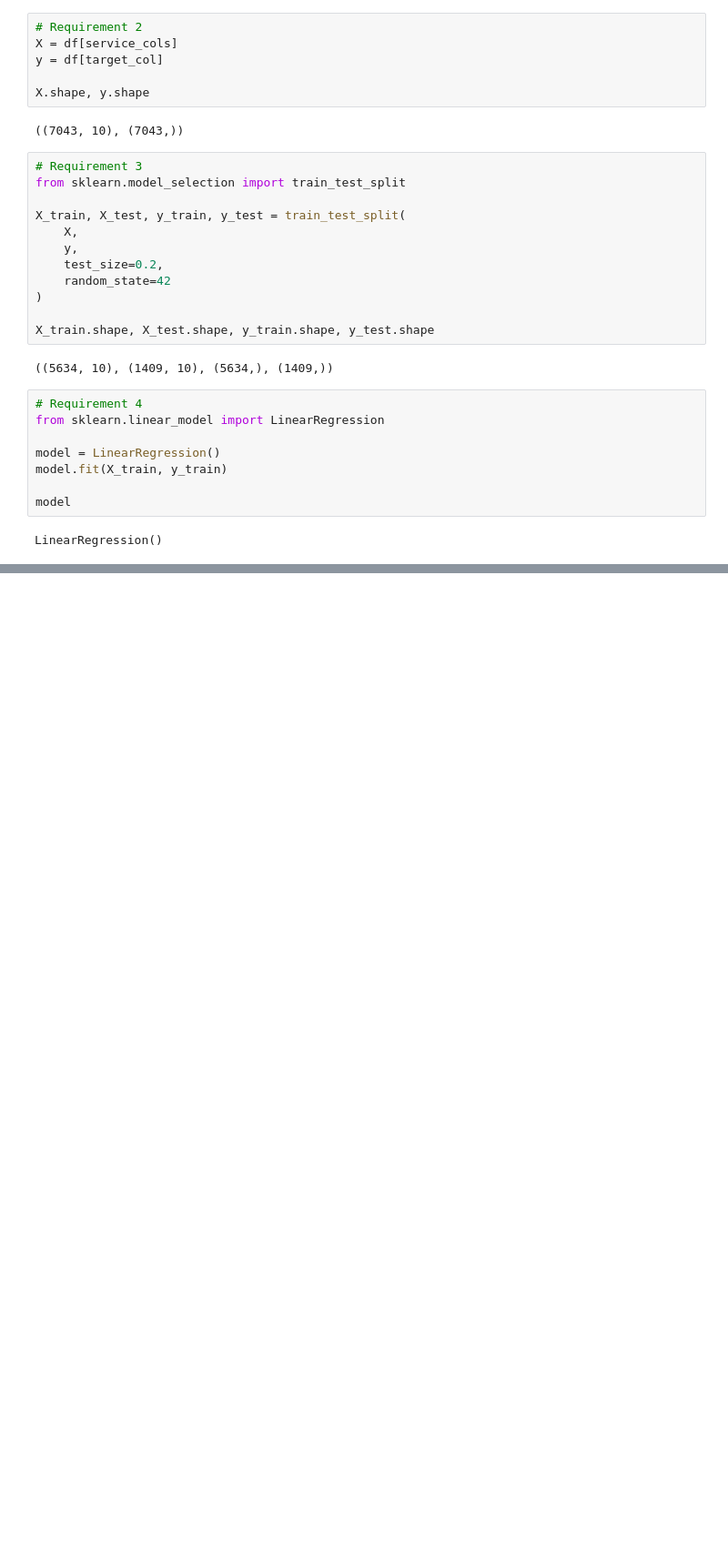
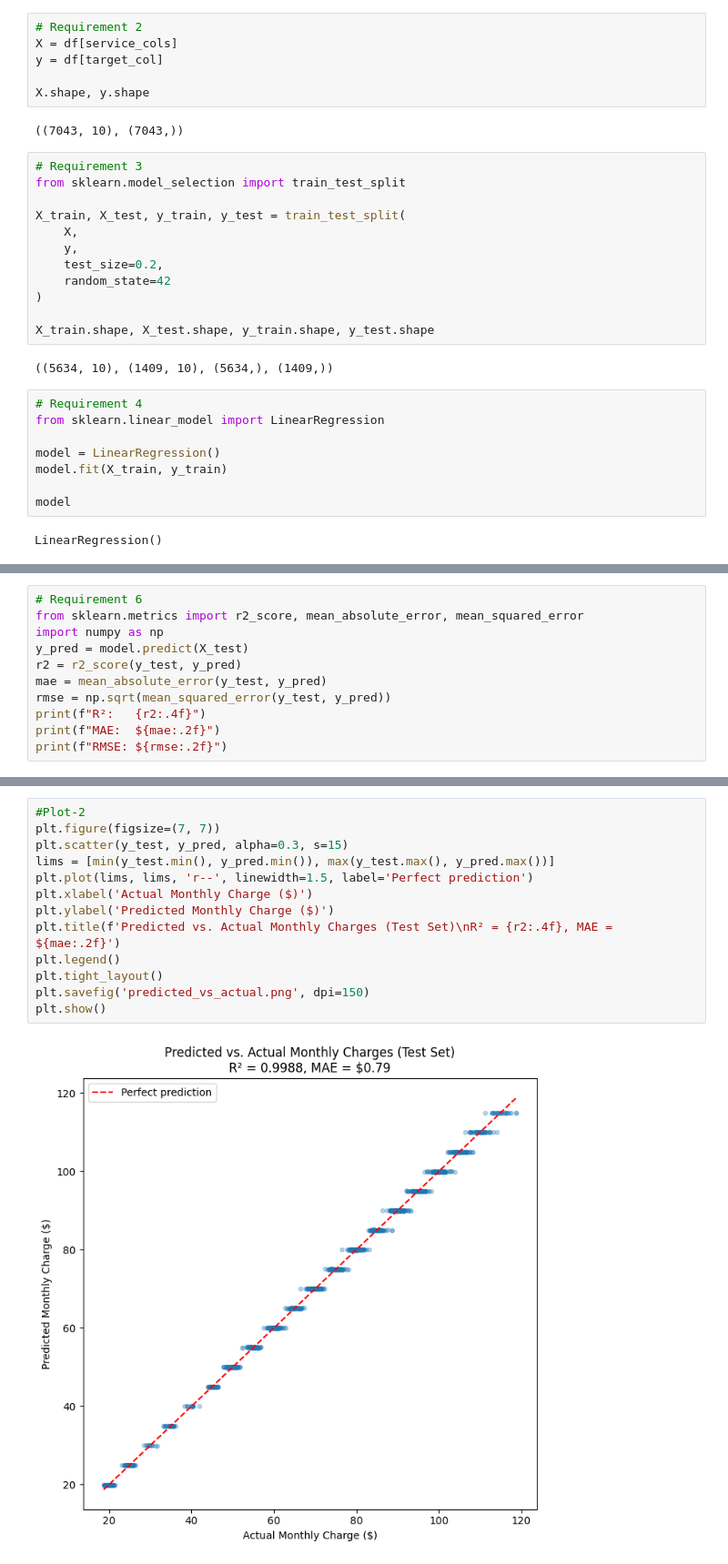
Before and after one commit to XAIZ096/EECE5644-Assignment-2, a Jupyter notebook: Assignment2_1-4.ipynb, the cells around one changed output, grey strips where cells are left out. Shown at 91% size. Saved outputs shown, nothing was run; the diff lists cells and outputs as text; blank space fills up the shorter version.

```diff
--- a/Assignment2_1-4.ipynb
+++ b/Assignment2_1-4.ipynb
@@ -117,0 +143,11 @@ LinearRegression()
+# %%
+# Requirement 6
+from sklearn.metrics import r2_score, mean_absolute_error, mean_squared_error
+import numpy as np
+y_pred = model.predict(X_test)
+r2 = r2_score(y_test, y_pred)
+mae = mean_absolute_error(y_test, y_pred)
+rmse = np.sqrt(mean_squared_error(y_test, y_pred))
+print(f"R²:   {r2:.4f}")
+print(f"MAE:  ${mae:.2f}")
+print(f"RMSE: ${rmse:.2f}")
@@ -117,0 +224,15 @@ LinearRegression()
+# %%
+#Plot-2
+plt.figure(figsize=(7, 7))
+plt.scatter(y_test, y_pred, alpha=0.3, s=15)
+lims = [min(y_test.min(), y_pred.min()), max(y_test.max(), y_pred.max())]
+plt.plot(lims, lims, 'r--', linewidth=1.5, label='Perfect prediction')
+plt.xlabel('Actual Monthly Charge ($)')
+plt.ylabel('Predicted Monthly Charge ($)')
+plt.title(f'Predicted vs. Actual Monthly Charges (Test Set)\nR² = {r2:.4f}, MAE = ${mae:.2f}')
+plt.legend()
+plt.tight_layout()
+plt.savefig('predicted_vs_actual.png', dpi=150)
+plt.show()
+# %% [output]
+[figure, added]
```
Also changed, not shown: parts of 7 cells of this notebook, 2 other files.
